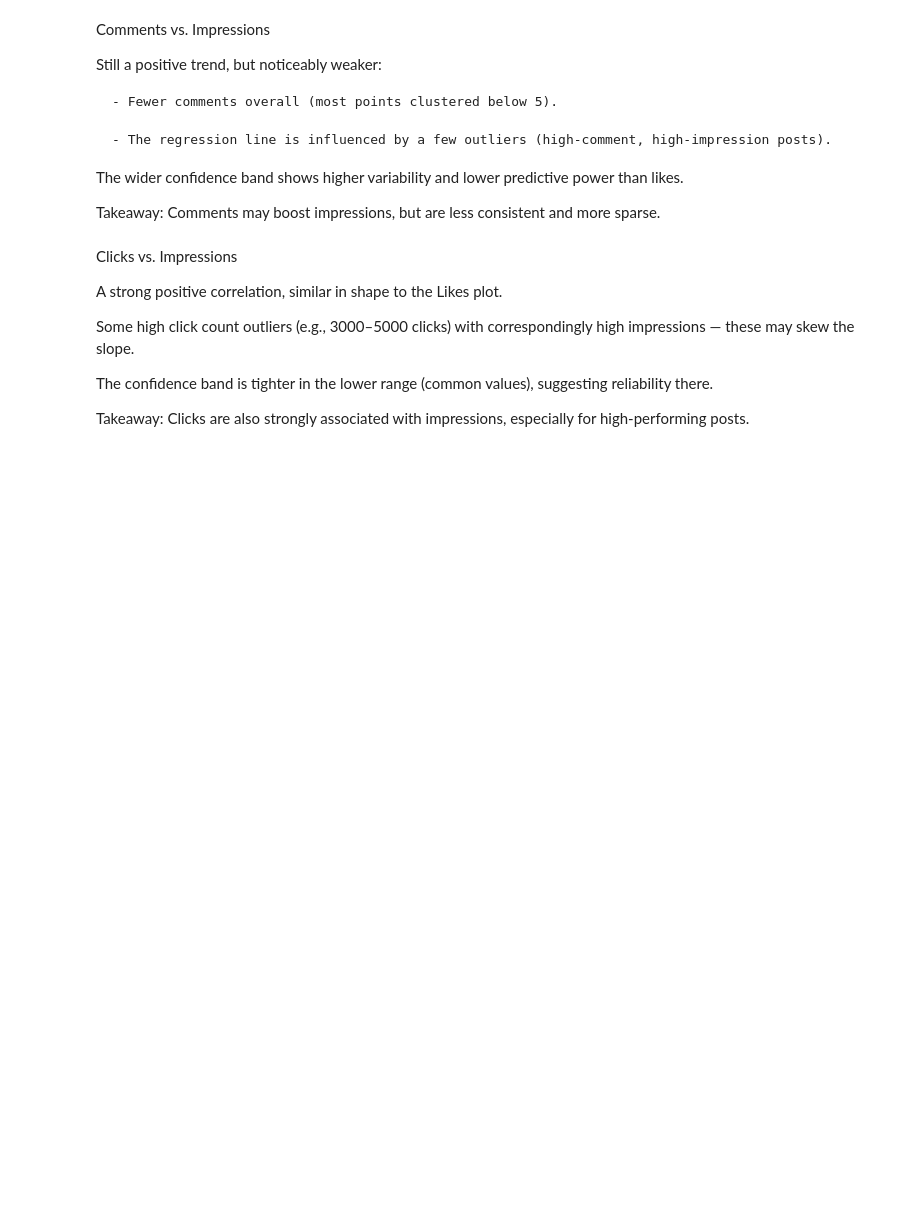
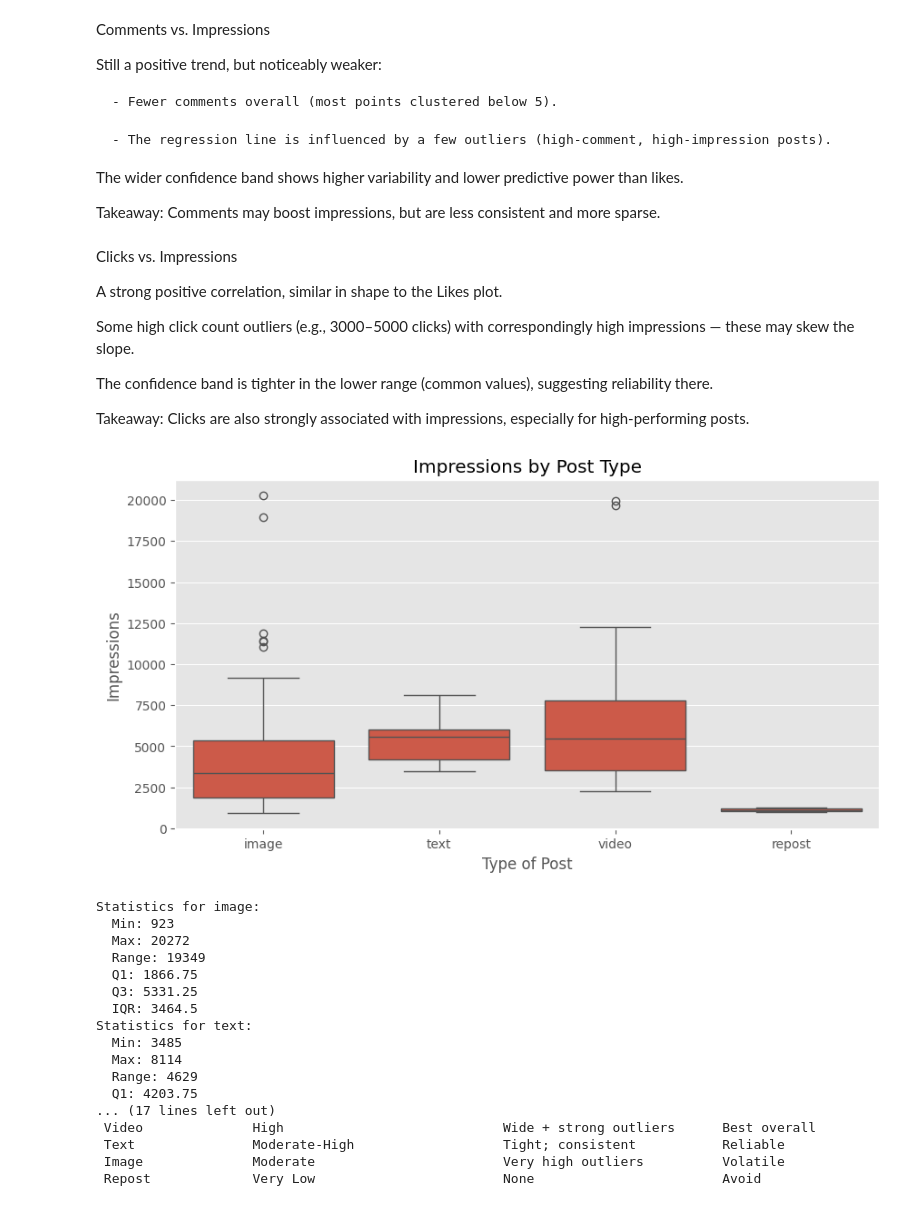
Before and after one commit to Licheng-Fang-Git/ML-Model, a Jupyter notebook: app.ipynb, the cells around one changed output. Cells and saved outputs as stored; diff of their text form; code cells hidden in the pictures; blank space fills up the shorter version.

Commit message:
added analysis for post type and day of the week

```diff
--- a/app.ipynb
+++ b/app.ipynb
@@ -213,3 +213,54 @@ Some high click count outliers (e.g., 3000–5000 clicks) with correspondingly h
 The confidence band is tighter in the lower range (common values), suggesting reliability there.
 
 Takeaway: Clicks are also strongly associated with impressions, especially for high-performing posts.
+# %%
+# Boxplot of Impressions by Post Type
+
+df2 = df.copy()
+df2 = df2.dropna(subset=['Type of Post'])
+
+plt.figure(figsize=(10,5))
+sns.boxplot(data=df2, x='Type of Post', y='Impressions')
+plt.title('Impressions by Post Type')
+plt.show()
+list_post = list(map(str,df2['Type of Post'].unique()))
+for i in range(len(list_post)):
+    impression_data = df2[df2['Type of Post'] == list_post[i]]['Impressions']
+    min_value = impression_data.min()
+    max_value = impression_data.max()
+    range_value = max_value - min_value
+    Q1 = impression_data.quantile(0.25)
+    Q3 = impression_data.quantile(0.75)
+    IQR = Q3 - Q1
+    print(f"Statistics for {list_post[i]}:")
+    print(f"  Min: {min_value}")
+    print(f"  Max: {max_value}")
+    print(f"  Range: {range_value:}")
+    print(f"  Q1: {Q1}")
+    print(f"  Q3: {Q3}")
+    print(f"  IQR: {IQR}")
+
+print("Post Type	Impressions Median	Range & Outliers	    Performance Verdict \n " \
+"Video	            High	                    Wide + strong outliers	Best overall\n " \
+"Text	            Moderate-High	            Tight; consistent	        Reliable\n " \
+"Image	            Moderate	                    Very high outliers	        Volatile \n " \
+"Repost	            Very Low	                    None	                Avoid")
+# %% [output]
+[figure, added]
+Statistics for image:
+  Min: 923
+  Max: 20272
+  Range: 19349
+  Q1: 1866.75
+  Q3: 5331.25
+  IQR: 3464.5
+Statistics for text:
+  Min: 3485
+  Max: 8114
+  Range: 4629
+  Q1: 4203.75
+... (17 lines left out)
+ Video              High                            Wide + strong outliers      Best overall
+ Text               Moderate-High                   Tight; consistent           Reliable
+ Image              Moderate                        Very high outliers          Volatile
+ Repost             Very Low                        None                        Avoid
```
Also changed, not shown: parts of 4 cells of this notebook.
